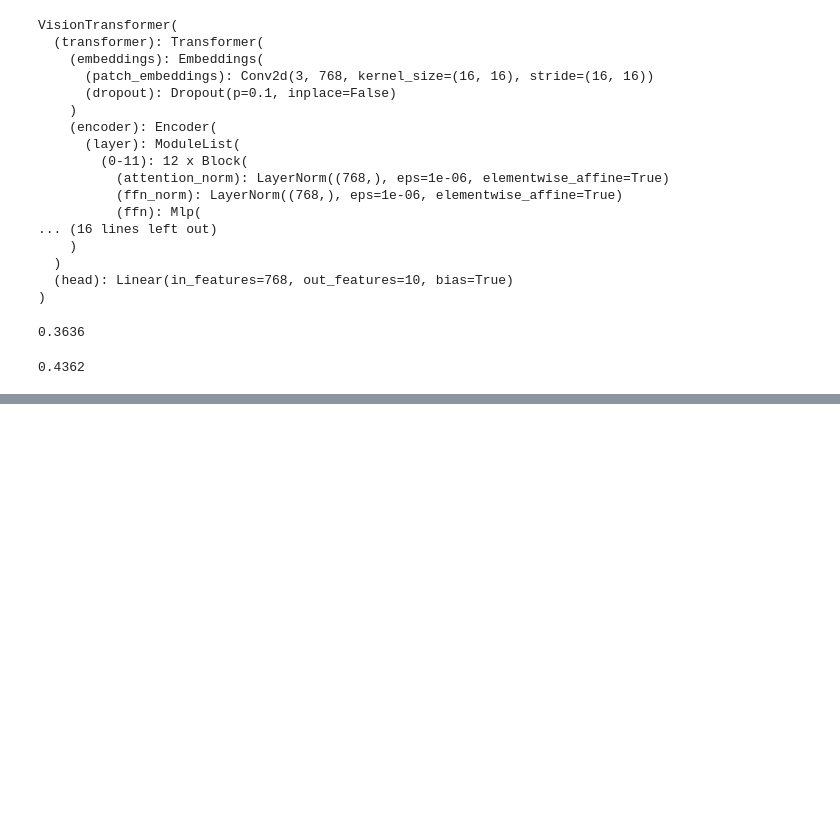
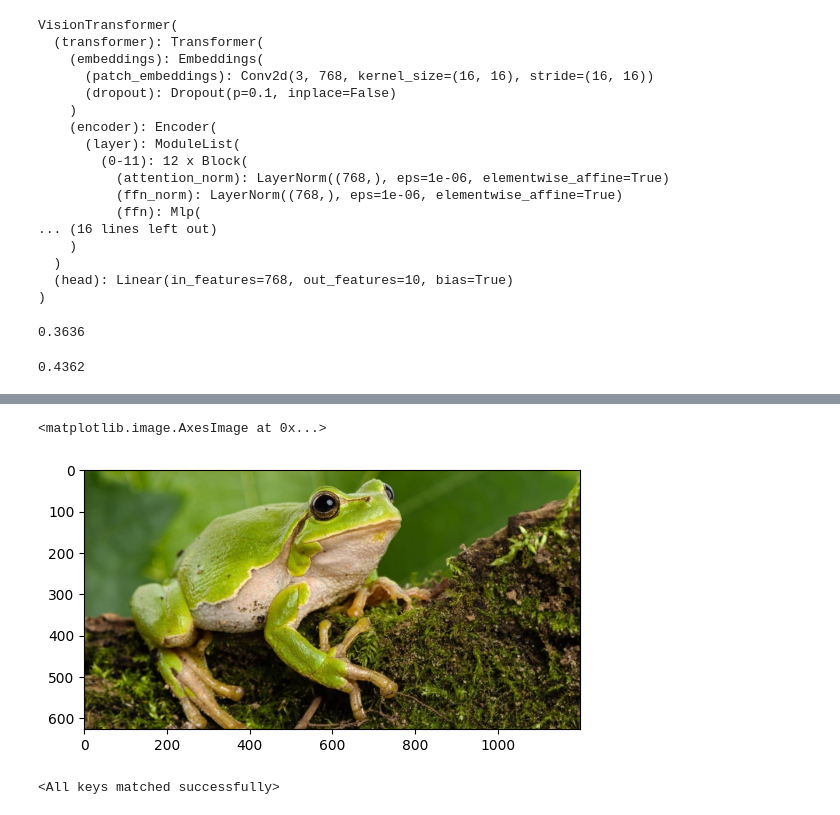
Before and after one commit to Vincent-La/ViT-CMSC472, a Jupyter notebook: evaluation.ipynb, the cells around one changed output, grey strips where cells are left out. Saved outputs shown, nothing was run; the diff lists cells and outputs as text; code cells hidden in the pictures; blank space fills up the shorter version.

```diff
--- a/evaluation.ipynb
+++ b/evaluation.ipynb
@@ -154,0 +219,18 @@ eval_model(bit_model2)
+# %%
+img = Image.open('Frog-tree.jpg')
+# %%
+plt.imshow(img)
+# %% [output]
+<matplotlib.image.AxesImage at 0x...>
+[figure, added]
+# %%
+# Baseline finetune run
+checkpoint_path = "output/baseline_checkpoint.bin"
+config = original.CONFIGS["ViT-B_16"]
+
+# Need to set vis=True to get attn map
+baseline_model = original.VisionTransformer(config, num_classes=10, zero_head=False, img_size=224, vis=True).to(device)
+checkpoint = torch.load(checkpoint_path)
+baseline_model.load_state_dict(checkpoint)
+# %% [output]
+<All keys matched successfully>
```
Also changed, not shown: parts of 9 cells of this notebook, 1 other file.
